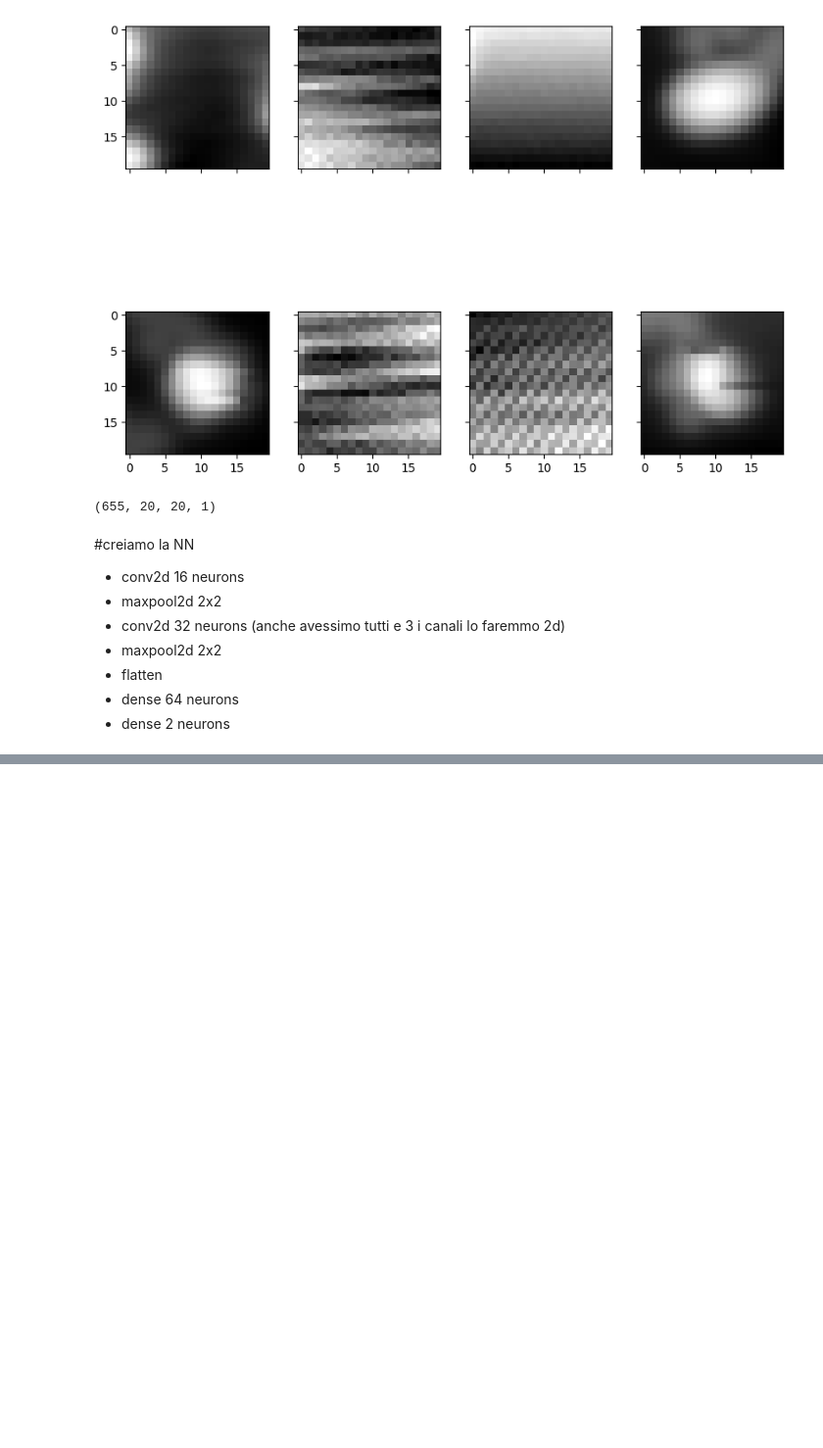
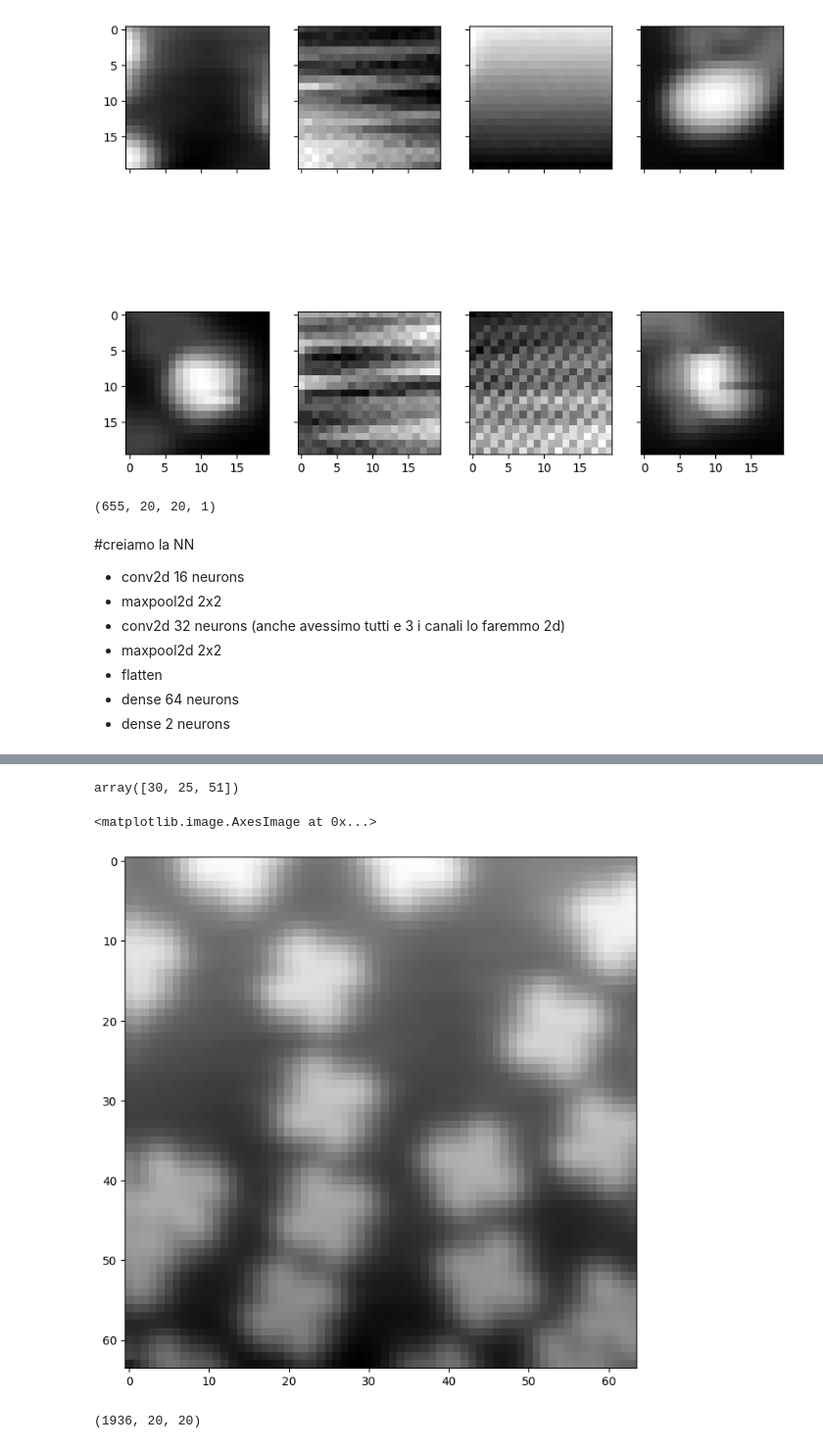
Before and after one commit to massimocipressi/MLPNS_MCipressi, a Jupyter notebook: MPLNS_27_4.ipynb, the cells around one changed output, grey strips where cells are left out. Shown at 98% size. Saved outputs shown, nothing was run; the diff lists cells and outputs as text; code cells hidden in the pictures; blank space fills up the shorter version.

```diff
--- a/MPLNS_27_4.ipynb
+++ b/MPLNS_27_4.ipynb
@@ -279,0 +281,11 @@ loss_tr,acc_tr,loss_test,acc_test #qui vedo che funziona con i pezzi piccoli
+# %%
+#adesso vogliamo lavorare sulle immagini complete, troveremo una heatmap della confidenza
+#di dove si trova la molecola
+pos[0]
+# %% [output]
+array([30, 25, 51])
+# %%
+plt.imshow(norm[51])
+# %% [output]
+<matplotlib.image.AxesImage at 0x...>
+[figure, added]
@@ -279,0 +294,7 @@ loss_tr,acc_tr,loss_test,acc_test #qui vedo che funziona con i pezzi piccoli
+# %%
+nrow,ncol=img.shape
+stamps=np.zeros(((nrow-wid*2)*(ncol-wid*2),2*wid,2*wid))
+#so quanto è grande, sono i punti dove posso mettere i centri, per ognuno di questi faccio un 20x20
+stamps.shape
+# %% [output]
+(1936, 20, 20)
```
Also changed, not shown: parts of 21 cells of this notebook.
